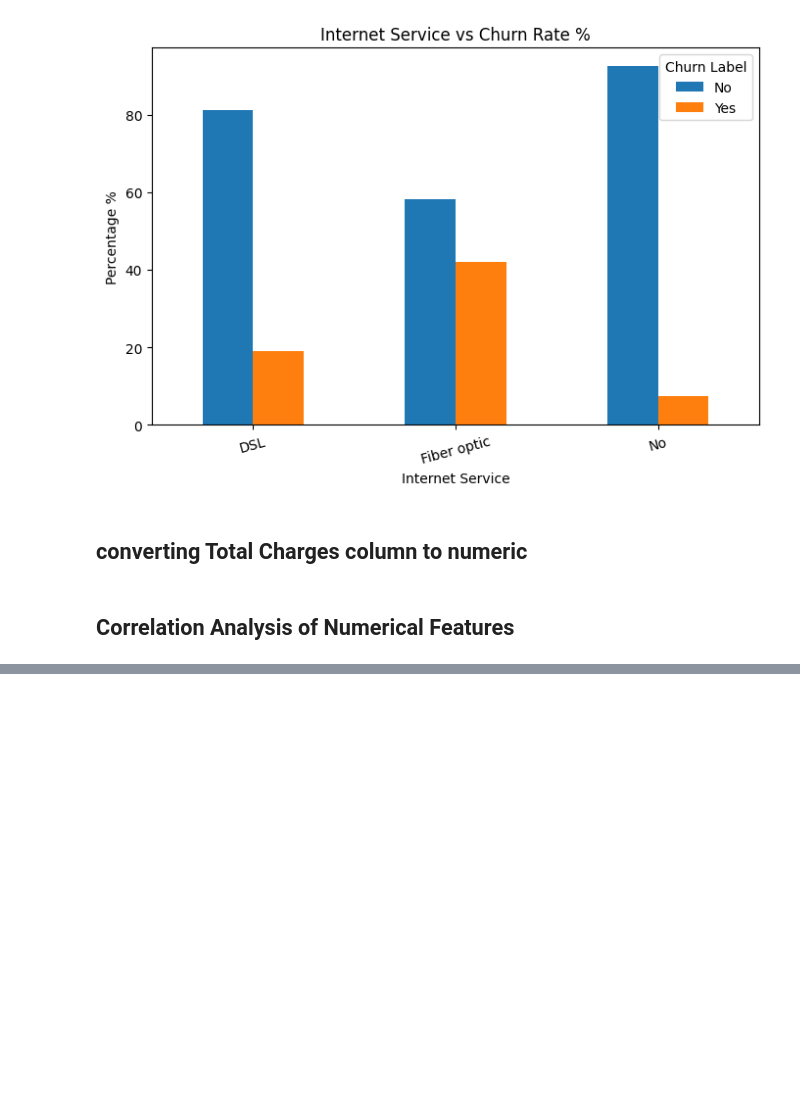
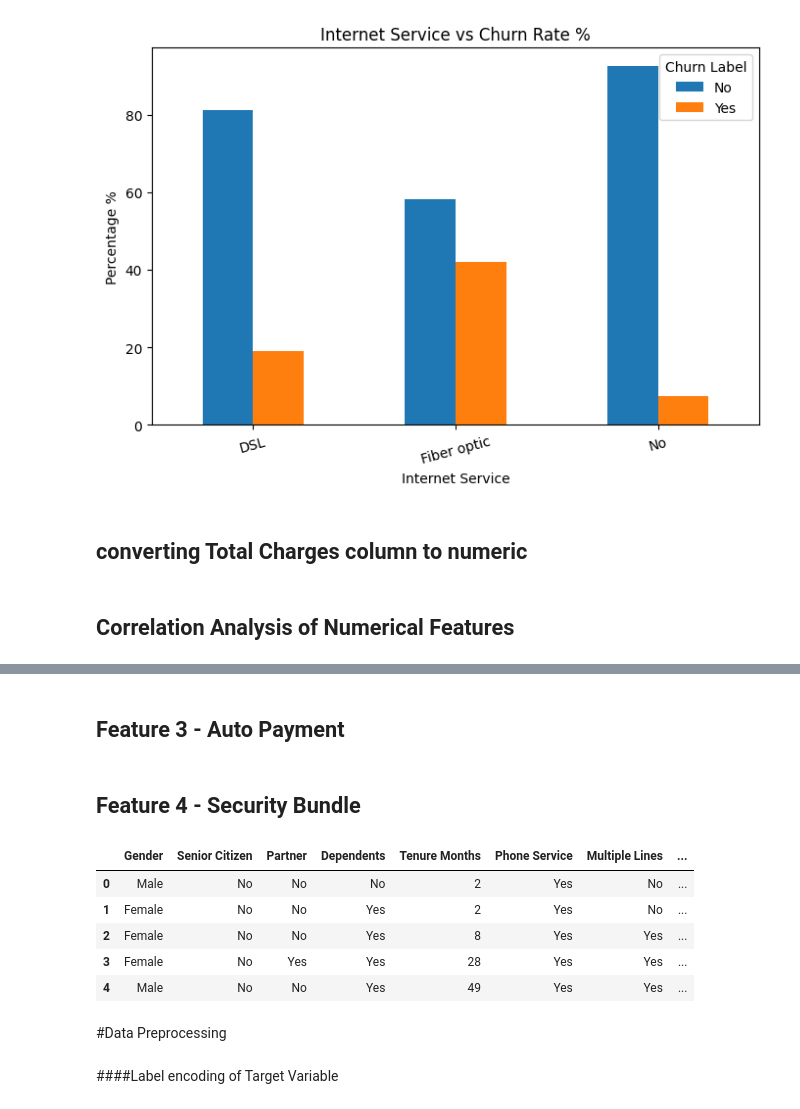
Before and after one commit to Nithinshibu07/Customer-Churn-Prediction, a Jupyter notebook: Notebook/Customer_churn_prediction.ipynb, the cells around one changed output, grey strips where cells are left out. Drawn from its saved outputs; the diff is of its cells as text; code cells hidden in the pictures; blank space fills up the shorter version.

```diff
--- a/Notebook/Customer_churn_prediction.ipynb
+++ b/Notebook/Customer_churn_prediction.ipynb
@@ -254,0 +314,4 @@ plt.show()
+# %%
+data["Tenure Group"] = pd.cut(data["Tenure Months"],bins=[0,12,24,48,72],
+    labels=["New","Growing","Established","Loyal"]
+)
@@ -254,0 +330,17 @@ plt.show()
+# %%
+service_columns = [
+    "Phone Service",
+    "Multiple Lines",
+    "Online Security",
+    "Online Backup",
+    "Device Protection",
+    "Tech Support",
+    "Streaming TV",
+    "Streaming Movies"
+]
+
+data["Service Count"] = (
+    data[service_columns]
+    .eq("Yes")
+    .sum(axis=1)
+)
@@ -254,0 +360,30 @@ plt.show()
+# %% [markdown]
+## Feature 3 - Auto Payment
+# %%
+data["Auto Payment"] = (
+    data["Payment Method"]
+    .str.contains("automatic", case=False)
+    .astype(int)
+)
+# %% [markdown]
+## Feature 4 - Security Bundle
+# %%
+data["Security Bundle"] = (
+    (
+        (data["Online Security"] == "Yes") &
+        (data["Tech Support"] == "Yes")
+    )
+).astype(int)
+# %%
+data.head()
+# %% [output]
+|  | Gender | Senior Citizen | Partner | Dependents | Tenure Months | Phone Service | Multiple Lines | ... |
+| 0 | Male | No | No | No | 2 | Yes | No | ... |
+| 1 | Female | No | No | Yes | 2 | Yes | No | ... |
+| 2 | Female | No | No | Yes | 8 | Yes | Yes | ... |
+| 3 | Female | No | Yes | Yes | 28 | Yes | Yes | ... |
+| 4 | Male | No | No | Yes | 49 | Yes | Yes | ... |
+# %% [markdown]
+#Data Preprocessing
+# %% [markdown]
+####Label encoding of Target Variable
```
Also changed, not shown: parts of 41 cells of this notebook.
